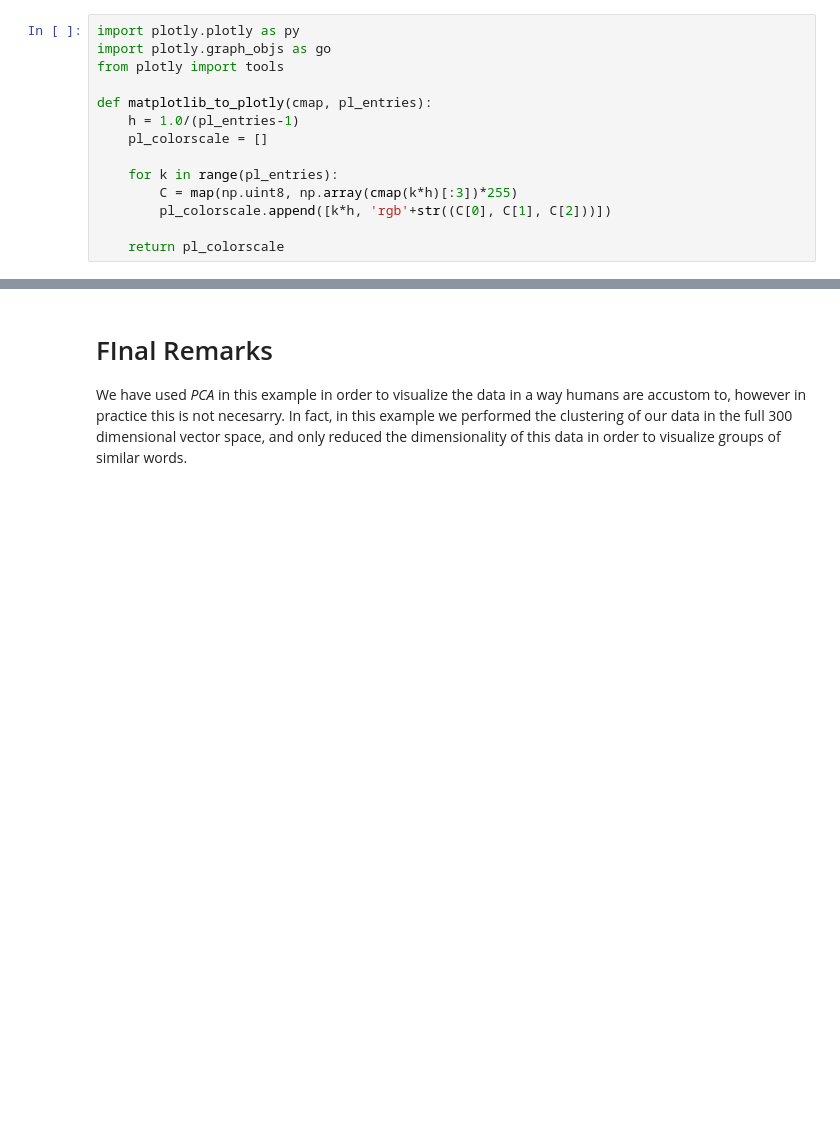
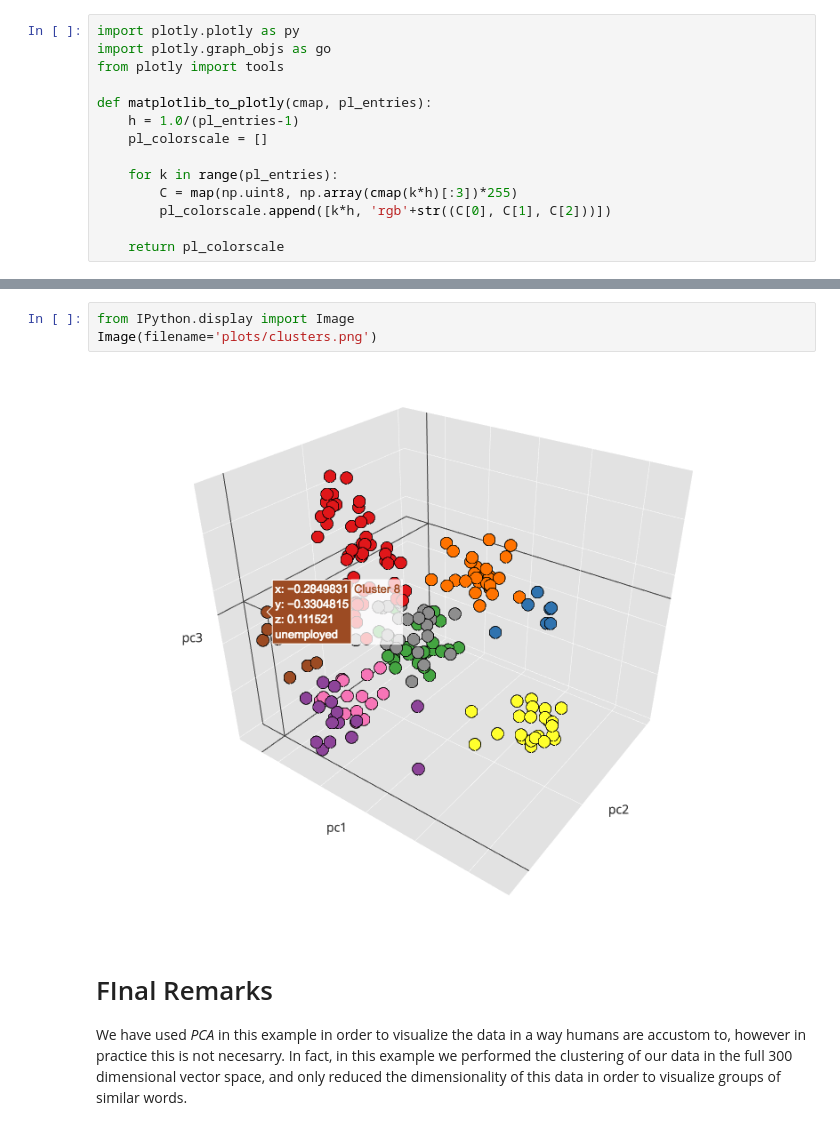
Before and after one commit to sully90/dp-search-service, a Jupyter notebook: src/main/python/Word2Vec ONS.ipynb, the cells around one changed output, grey strips where cells are left out. Saved outputs shown, nothing was run; the diff lists cells and outputs as text; blank space fills up the shorter version.

Commit message:
Added static image for github

```diff
--- a/src/main/python/Word2Vec ONS.ipynb
+++ b/src/main/python/Word2Vec ONS.ipynb
@@ -373,6 +373,11 @@ fig['layout']['scene5'].update(scene)
 py.iplot(fig, filename='3d point clustering')
 # %% [output]
 [interactive output not drawn]
+# %%
+from IPython.display import Image
+Image(filename='plots/clusters.png')
+# %% [output]
+[figure, added]
 # %% [markdown]
 # FInal Remarks
 We have used *PCA* in this example in order to visualize the data in a way humans are accustom to, however in practice this is not necesarry. In fact, in this example we performed the clustering of our data in the full 300 dimensional vector space, and only reduced the dimensionality of this data in order to visualize groups of similar words.
```
